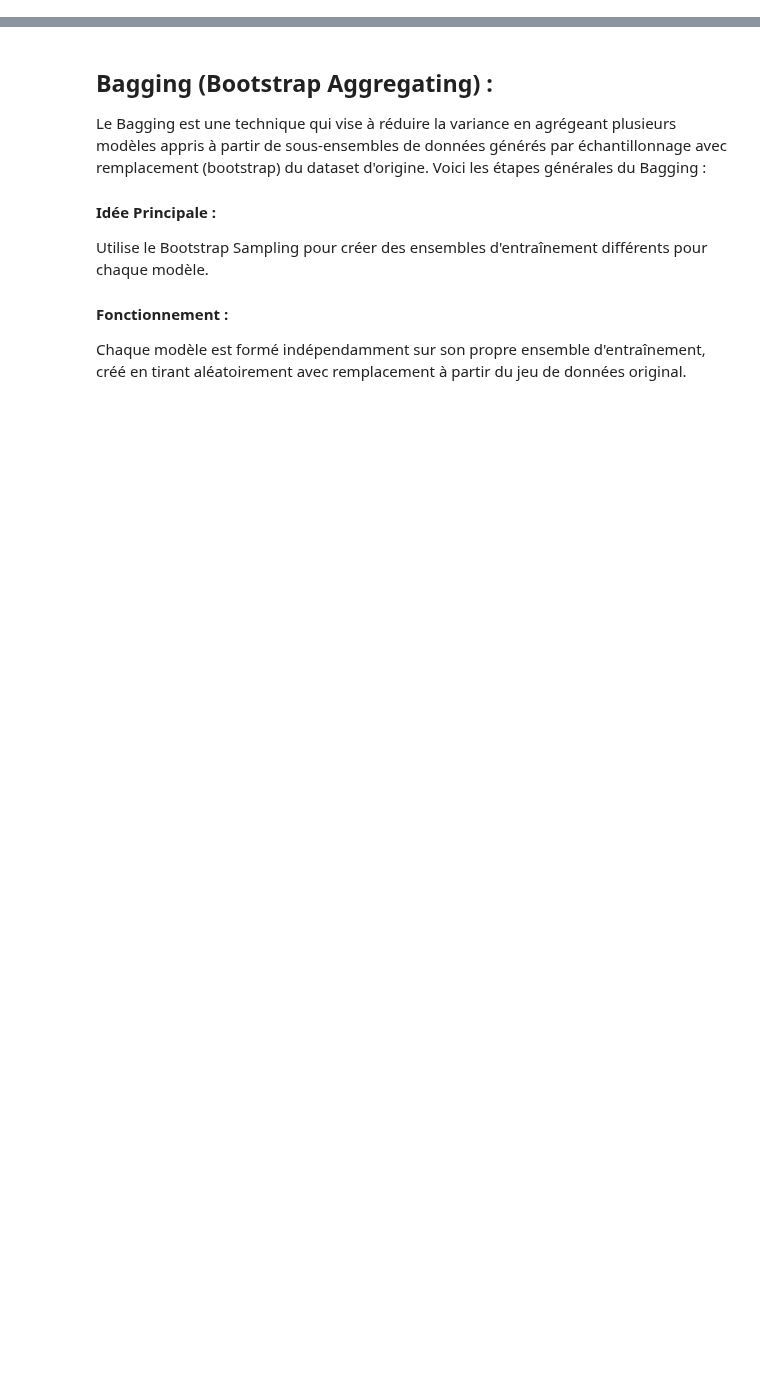
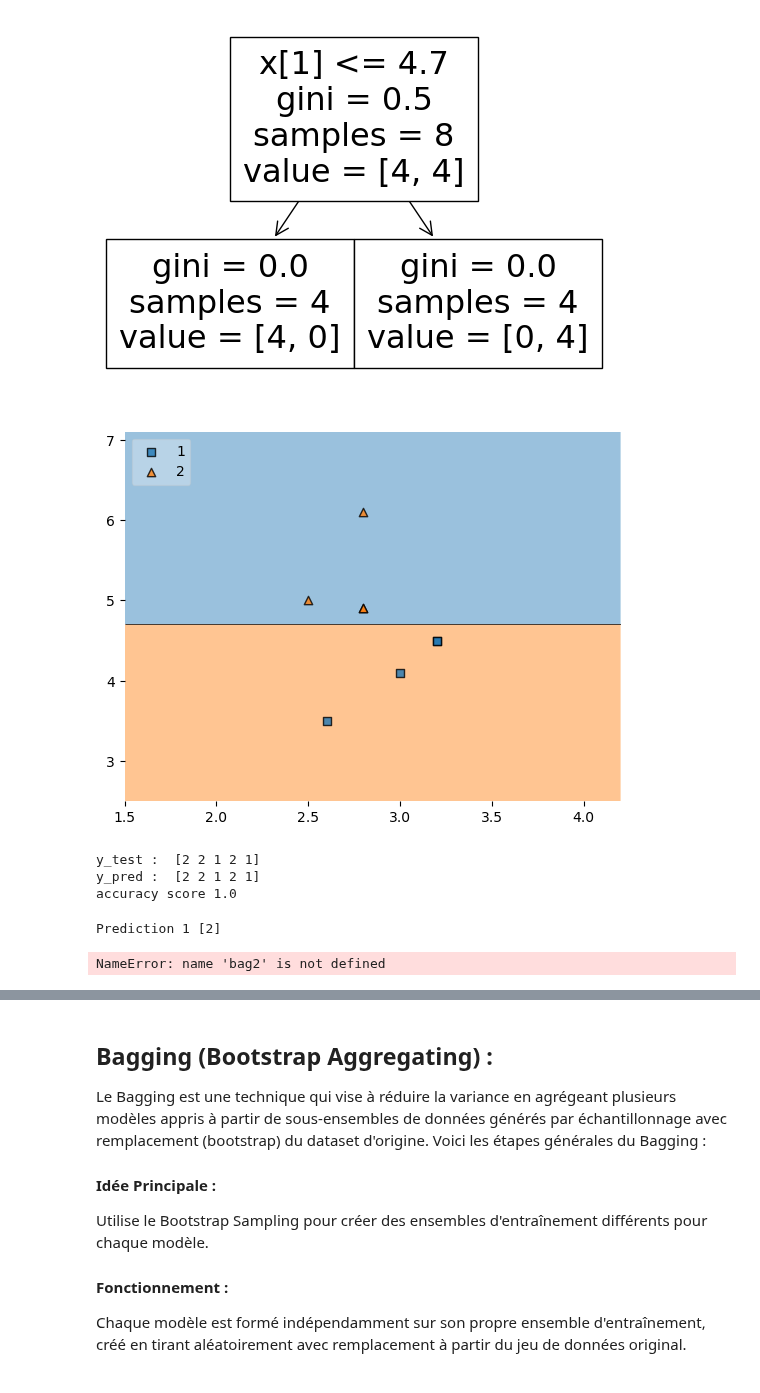
Before and after one commit to AFlo59/M-thodes-ensemblistes-et-arbres-de-d-cision-, a Jupyter notebook: Essembles_d'arbres_Note.ipynb, the cells around one changed output, grey strips where cells are left out. Saved outputs shown, nothing was run; the diff lists cells and outputs as text; code cells hidden in the pictures; blank space fills up the shorter version.

```diff
--- a/Essembles_d'arbres_Note.ipynb
+++ b/Essembles_d'arbres_Note.ipynb
@@ -1,3 +116,26 @@
+# %%
+# third tree
+df_t = df_train.sample(8, replace=True)
+
+X_train = df_t.iloc[:,:-1].values
+y_train = df_t.iloc[:,-1].values
+
+dt = DecisionTreeClassifier()
+bag1= evaluate(dt, X_train, y_train)
+# %% [output]
+[figure, added]
+[figure, added]
+y_test :  [2 2 1 2 1]
+y_pred :  [2 2 1 2 1]
+accuracy score 1.0
+# %%
+#Aggrigation
+print("Prediction 1", bag1.predict(np.array([2.5,4.9]).reshape(1,2)))
+print("Prediction 2", bag2.predict(np.array([2.5,4.9]).reshape(1,2)))
+print("Prediction 3", bag3.predict(np.array([2.5,4.9]).reshape(1,2)))
+# %% [output]
+Prediction 1 [2]
+NameError: name 'bag2' is not defined
 # %% [markdown]
 ## Partie Théorique : Ensembles d'Arbres
 ### Introduction :
```
Also changed, not shown: parts of 12 cells of this notebook.
